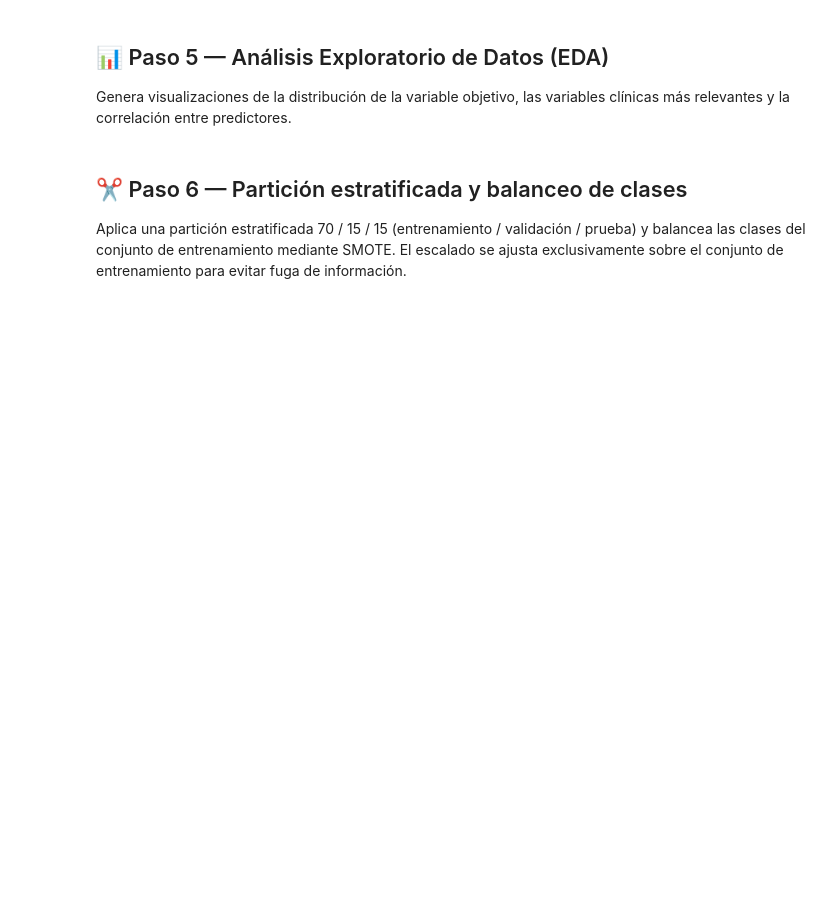
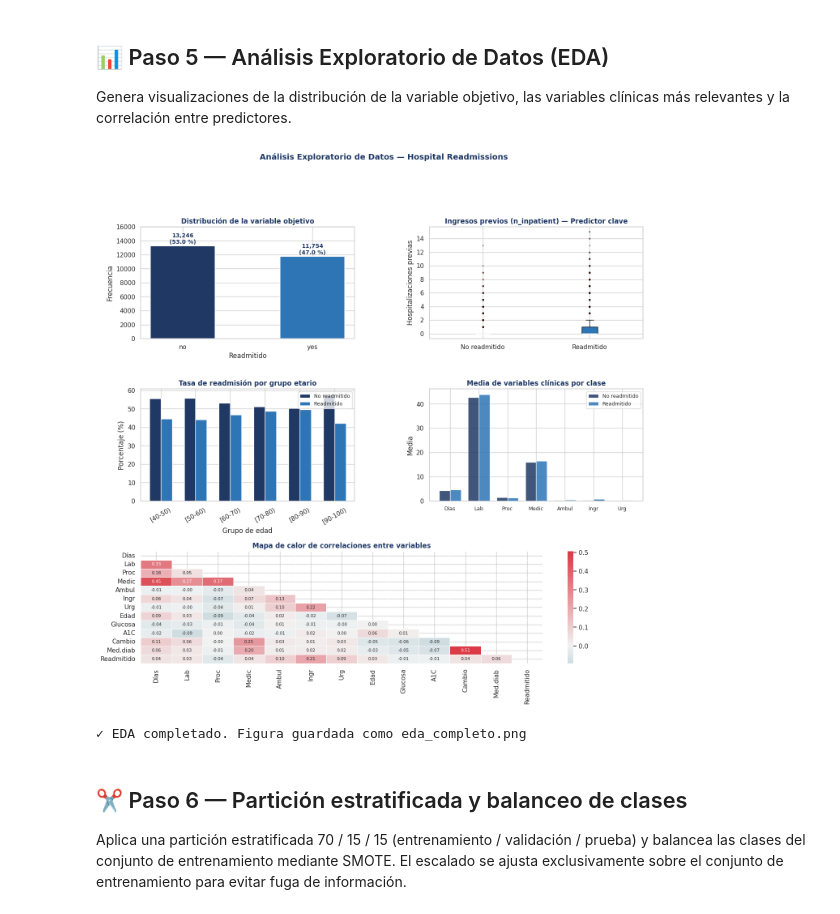
Before and after one commit to cristobalacevedo/hospital-readmission-ml_unab, a Jupyter notebook: notebooks/readmision_hospitalaria_colab.ipynb, the cells around one changed output. Saved outputs shown, nothing was run; the diff lists cells and outputs as text; code cells hidden in the pictures; blank space fills up the shorter version.

```diff
--- a/notebooks/readmision_hospitalaria_colab.ipynb
+++ b/notebooks/readmision_hospitalaria_colab.ipynb
@@ -214,7 +254,7 @@ ax1.set_ylim(0, 16000)
 ax2 = fig.add_subplot(gs[0, 1])
 data_n = df[df['readmitted']=='no']['n_inpatient'].values
 data_y = df[df['readmitted']=='yes']['n_inpatient'].values
-bp = ax2.boxplot([data_n, data_y], tick_labels=['No readmitido', 'Readmitido'],
+bp = ax2.boxplot([data_n, data_y], labels=['No readmitido', 'Readmitido'],
                   patch_artist=True,
                   medianprops=dict(color='white', linewidth=2),
                   flierprops=dict(marker='o', markerfacecolor=C['r'],
@@ -246,33 +286,36 @@ x = np.arange(len(NUM_COLS))
 w = 0.38
 ax4.bar(x - w/2, means_n.values, w, label='No readmitido', color=C['p'], alpha=0.85)
 ax4.bar(x + w/2, means_y.values, w, label='Readmitido',    color=C['s'], alpha=0.85)
 ax4.set_xticks(x)
 ax4.set_xticklabels(['Días', 'Lab', 'Proc', 'Medic', 'Ambul', 'Ingr', 'Urg'],
                      fontsize=9)
 ax4.set_title('Media de variables clínicas por clase',
                fontsize=12, fontweight='bold', color=C['p'])
 ax4.set_ylabel('Media'); ax4.legend(fontsize=9)
 
 # ── Gráfico 5: Mapa de calor de correlaciones ─────────────────
 ax5 = fig.add_subplot(gs[2, :])
 num_enc = NUM_COLS + ['age_enc', 'glucose_test_enc', 'A1Ctest_enc',
                        'change_enc', 'diabetes_med_enc', 'target']
 corr = df[num_enc].corr()
 labels_short = ['Días','Lab','Proc','Medic','Ambul','Ingr','Urg',
                  'Edad','Glucosa','A1C','Cambio','Med.diab','Readmitido']
 sns.heatmap(corr, ax=ax5, cmap=sns.diverging_palette(220, 10, as_cmap=True),
             center=0, annot=True, fmt='.2f', linewidths=0.4,
             annot_kws={'size': 7.5},
             xticklabels=labels_short, yticklabels=labels_short,
             mask=np.triu(np.ones_like(corr, dtype=bool)))
 ax5.set_title('Mapa de calor de correlaciones entre variables',
                fontsize=12, fontweight='bold', color=C['p'])
 
 plt.suptitle('Análisis Exploratorio de Datos — Hospital Readmissions',
              fontsize=14, fontweight='bold', color=C['p'], y=1.01)
 plt.savefig('eda_completo.png', dpi=150, bbox_inches='tight')
 plt.show()
 print('✓ EDA completado. Figura guardada como eda_completo.png')
+# %% [output]
+[figure, added]
+✓ EDA completado. Figura guardada como eda_completo.png
 # %% [markdown]
 ## ✂️ Paso 6 — Partición estratificada y balanceo de clases
 
```
Also changed, not shown: parts of 17 cells of this notebook, 28 other files.
